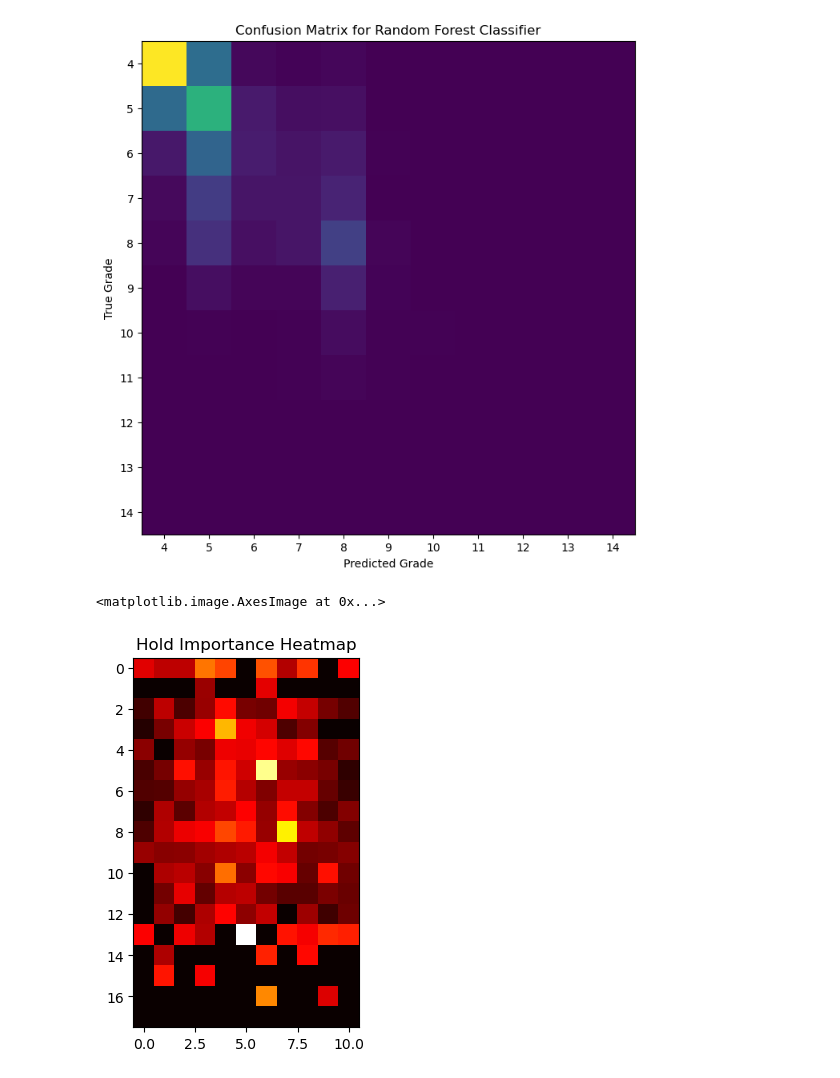
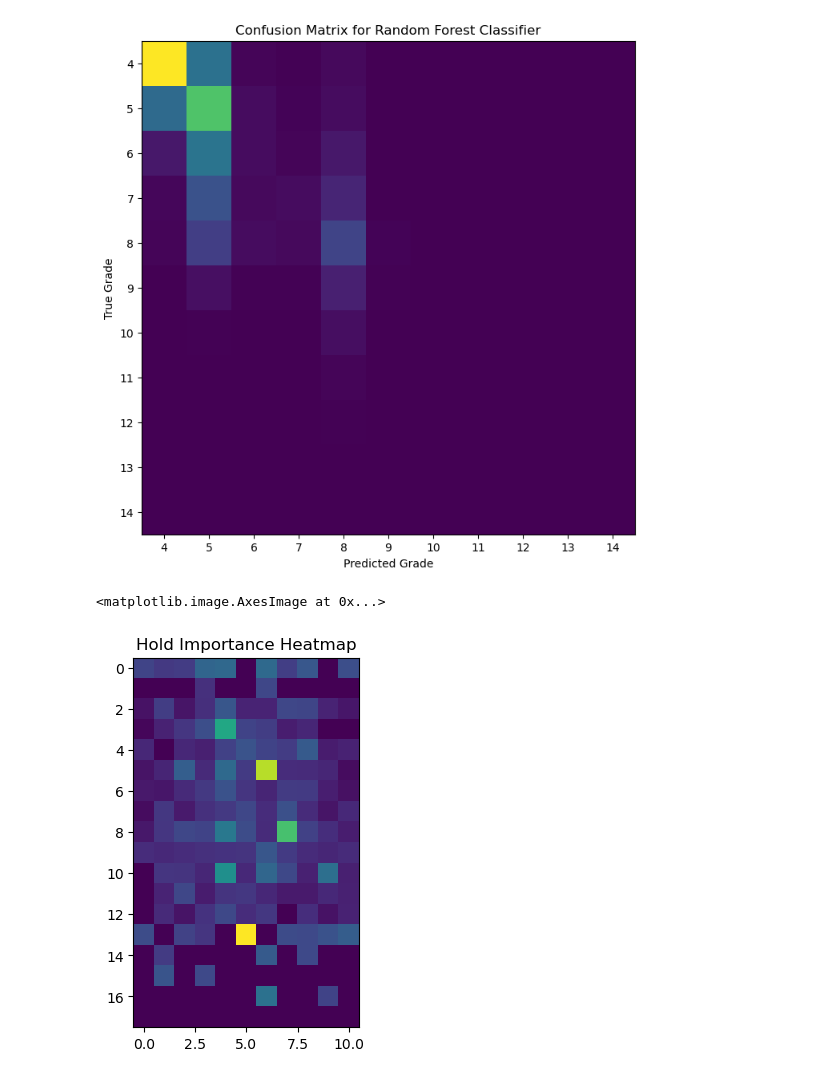
Before and after one commit to dylanwells37/HuecoClassification, a Jupyter notebook: classifiers/RandomForest.ipynb, the cells around one changed output. Drawn from its saved outputs; the diff is of its cells as text; code cells hidden in the pictures.

```diff
--- a/classifiers/RandomForest.ipynb
+++ b/classifiers/RandomForest.ipynb
@@ -17,8 +12,0 @@ moondf = pickle.load(open(cwd / '..' / 'raw_data' / 'moonGen_scrape_2016_with_la
-# %%
-cutoff = 15
-#usedf = moondf[moondf["grade"] < cutoff]
-usedf = moondf.drop(["is_benchmark", "repeats"], axis=1)
-
-X = usedf.drop(['grade'], axis=1).values
-y = usedf['grade'].values
-print(usedf['grade'].value_counts(), usedf.head())
@@ -42,0 +13,31 @@ Name: grade, dtype: int64    0_4  0_5  0_8  0_9  0_10  0_11  0_12  0_13  0_14  0
+# %%
+cwd = Path.cwd()
+def loadData(cutoff, sample_size=-1, random_state=0):
+    # Load data
+    moondf = pickle.load(open(cwd / '..' / 'raw_data' / 'moonGen_scrape_2016_with_labels', 'rb'))
+    #print(moondf.head())
+    usedf = moondf[moondf['grade'] < cutoff]
+    usedf = moondf.drop(["is_benchmark", "repeats"], axis=1)
+    if sample_size > 0:
+        newdf = pd.DataFrame()
+        for i in range(4, cutoff):
+            newdf = newdf.append(usedf[usedf['grade'] == i].sample(3000))
+        usedf = newdf
+    # shuffle data
+    usedf = usedf.sample(frac=1, random_state=random_state).reset_index(drop=True)
+    #print(usedf.tail())
+    X = usedf.drop(['grade'], axis=1).values
+    y = usedf['grade'].values
+    return X, y
+# %%
+X, y = loadData(15)
+X_train, X_test, y_train, y_test = train_test_split(X, y, test_size=0.20)
+
+acc_list = []
+for i in range(1, 200):
+    print(i)
+    clf = RandomForestClassifier(n_estimators=100, max_depth=i, random_state=0)
+    clf.fit(X_train, y_train)
+    acc_list.append(clf.score(X_test, y_test))
+
+plt.plot(acc_list)
@@ -43,7 +64,8 @@ Name: grade, dtype: int64    0_4  0_5  0_8  0_9  0_10  0_11  0_12  0_13  0_14  0
 # %%
+X, y = loadData(15)
 X_train, X_test, y_train, y_test = train_test_split(X, y, test_size=0.20)
 
-clf = RandomForestClassifier(n_estimators=500, max_depth=1000, random_state=42)
+clf = RandomForestClassifier(n_estimators=500, max_depth=30, random_state=42)
 
 clf.fit(X_train, y_train)
 
@@ -68,17 +90,17 @@ Text(0.5, 1.0, 'Confusion Matrix for Random Forest Classifier')
 # %%
 # Plot the feature importance
 unique_holds = pickle.load(open(cwd / '..' / 'raw_data' / 'unique_holds', 'rb'))
 importances = clf.feature_importances_
 
 importance_map = np.zeros((11, 18))
 for i in range(len(unique_holds)):
     hold = unique_holds[i]
     importance_map[hold[0], hold[1]] = importances[i]
 
 plt.title('Hold Importance Heatmap')
-plt.imshow(importance_map.T[::-1], cmap='hot', interpolation='none')
+plt.imshow(importance_map.T[::-1], interpolation='none')
 # %% [output]
 <matplotlib.image.AxesImage at 0x...>
-[figure, old version]
+[figure, new version]
 # %%
 # make the usedf have the same amount of each grade 4-8
```
Also changed, not shown: parts of 8 cells of this notebook, 6 other files.
